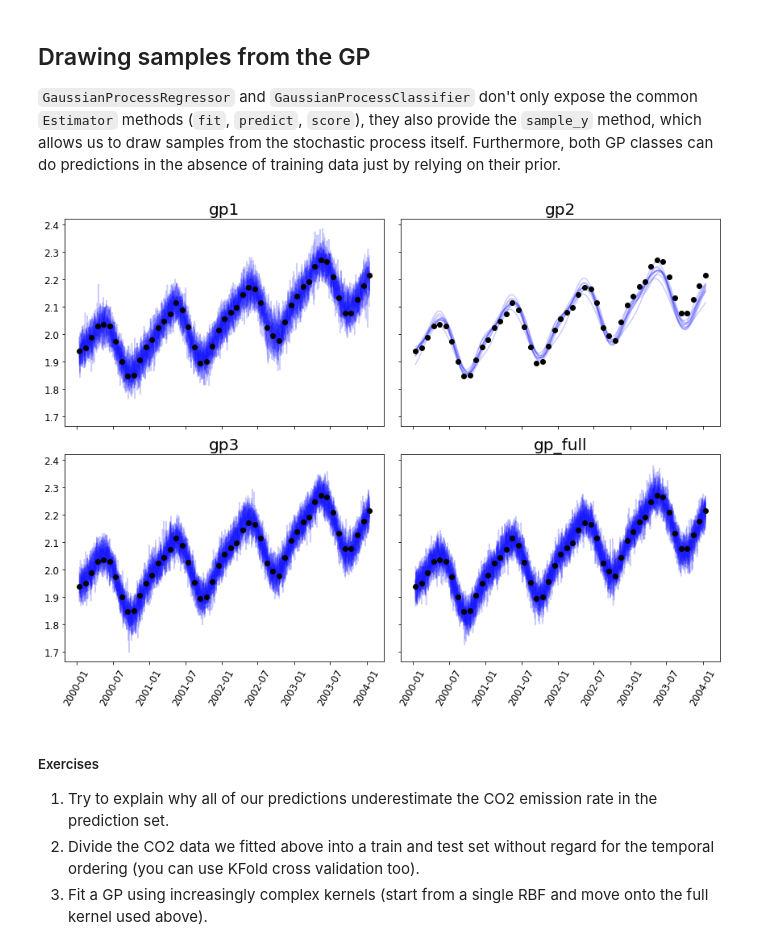
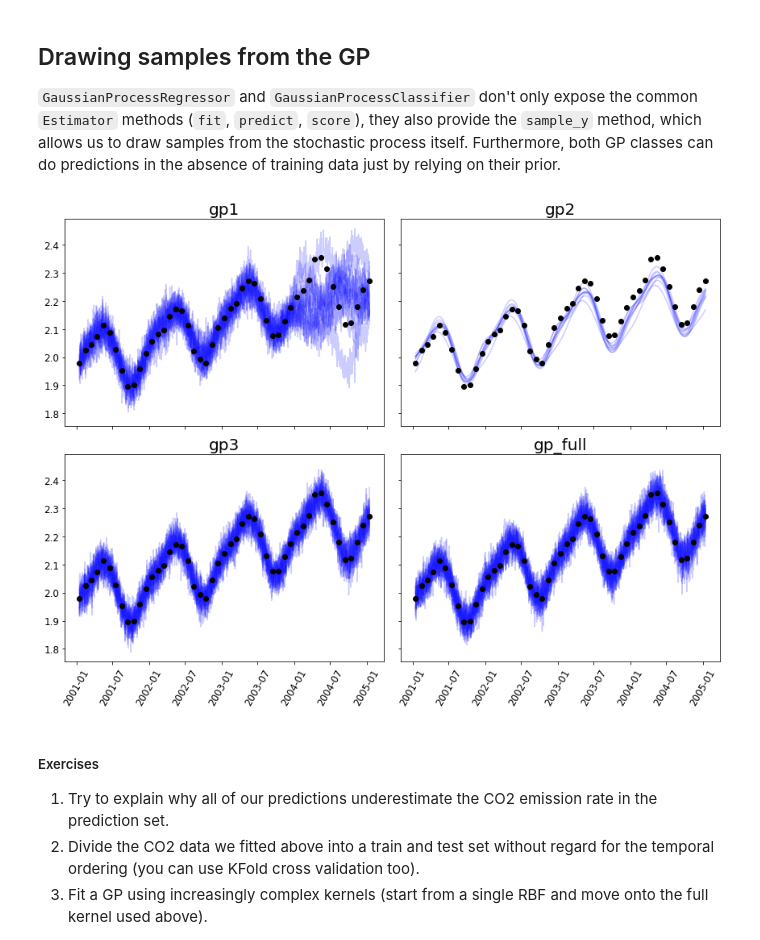
Before and after one commit to lucianopaz/statistical_machine_learning, a Jupyter notebook: notebooks/Gaussian processes tutorial.ipynb, the cells around one changed output. Saved outputs shown, nothing was run; the diff lists cells and outputs as text; code cells hidden in the pictures.

```diff
--- a/notebooks/Gaussian processes tutorial.ipynb
+++ b/notebooks/Gaussian processes tutorial.ipynb
@@ -369,30 +369,30 @@ gp_full.kernel_
 ## Drawing samples from the GP
 `GaussianProcessRegressor` and `GaussianProcessClassifier` don't only expose the common `Estimator` methods (`fit`, `predict`, `score`), they also provide the `sample_y` method, which allows us to draw samples from the stochastic process itself. Furthermore, both GP classes can do predictions in the absence of training data just by relying on their prior.
 # %%
-start = pd.to_datetime('2000-01-15')
-end = pd.to_datetime('2004-01-15')
+start = pd.to_datetime('2001-01-15')
+end = pd.to_datetime('2005-01-15')
 sample_range = pd.date_range(start=start,
                              end=end,
                              freq='D')
 sample_x = dates_to_idx(sample_range)
 data_in_range = data_monthly[start:end]
 x_in_range = data_in_range.t.values
 y_in_range = data_in_range.y_n.values
 
 gps = [gp1, gp2, gp3, gp_full]
 titles = ['gp1', 'gp2', 'gp3', 'gp_full']
 fig, axs = plt.subplots(2, 2, sharex=True, sharey=True, figsize=(12, 9))
 for i, (gp, title) in enumerate(zip(gps, titles)):
     ax = axs[i // 2, i % 2]
     sample_y = gp.sample_y(sample_x[:, None], n_samples=10)
     ax.plot(sample_range, sample_y, 'b', alpha=0.2)
     ax.plot(data_in_range.index.get_values(), y_in_range, 'ok')
     ax.set_title(title)
     if i // 2 == 1:
         ax.tick_params(axis='x', labelrotation=60)
 fig.tight_layout()
 # %% [output]
-[figure, old version]
+[figure, new version]
 # %% [markdown]
 ##### Exercises
 1. Try to explain why all of our predictions underestimate the CO2 emission rate in the prediction set.
```
